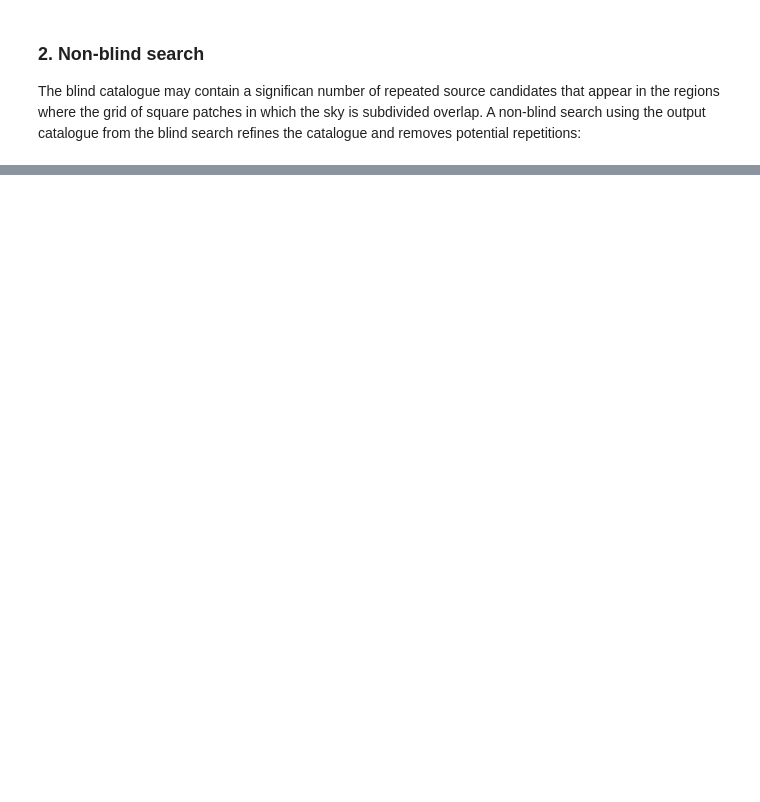
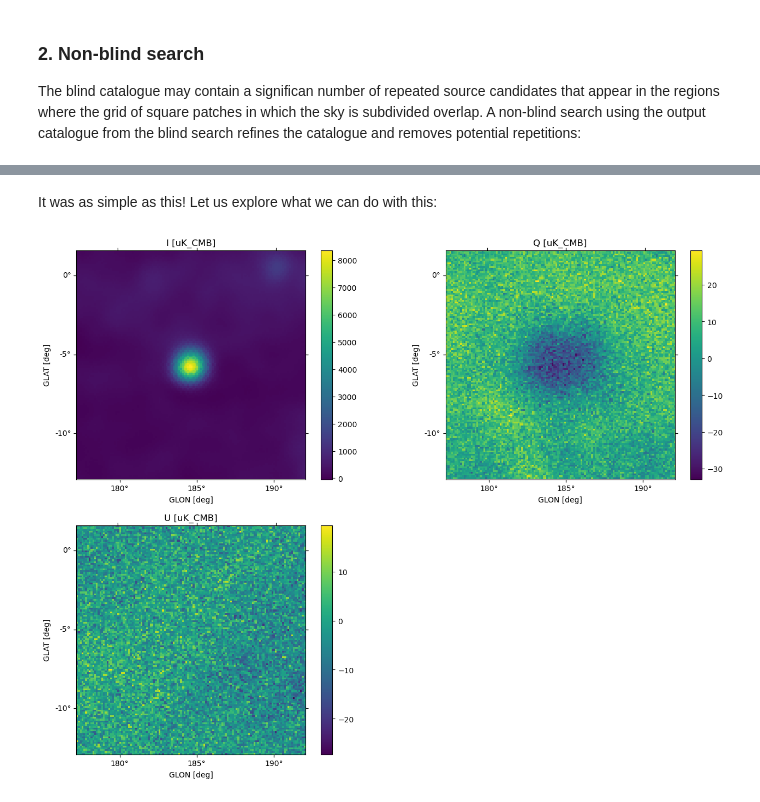
Before and after one commit to HerranzD/IFCAPOL, a Jupyter notebook: IFCAPOL_catalogues_example.ipynb, the cells around one changed output, grey strips where cells are left out. Saved outputs shown, nothing was run; the diff lists cells and outputs as text; code cells hidden in the pictures; blank space fills up the shorter version.

```diff
--- a/IFCAPOL_catalogues_example.ipynb
+++ b/IFCAPOL_catalogues_example.ipynb
@@ -105,0 +156,13 @@ nonblind_cat = non_blind_survey(map40,cat_filename,clean_mode='after')
+# %%
+import IFCAPOL as pol
+
+crab = pol.Source.from_object_name(map40,'Crab')  #    It is also possible to get a Source from a specific sky coordinate
+                                                  #  by invoking Source.from_coordinate(mapa,coord), where coord is
+                                                  #  an astropy SkyCoord.
+# %% [markdown]
+It was as simple as this! Let us explore what we can do with this:
+# %%
+%matplotlib inline
+crab.draw()          # this plots the patch around the source we are interested
+# %% [output]
+[figure, added]
```
Also changed, not shown: parts of 13 cells of this notebook.
